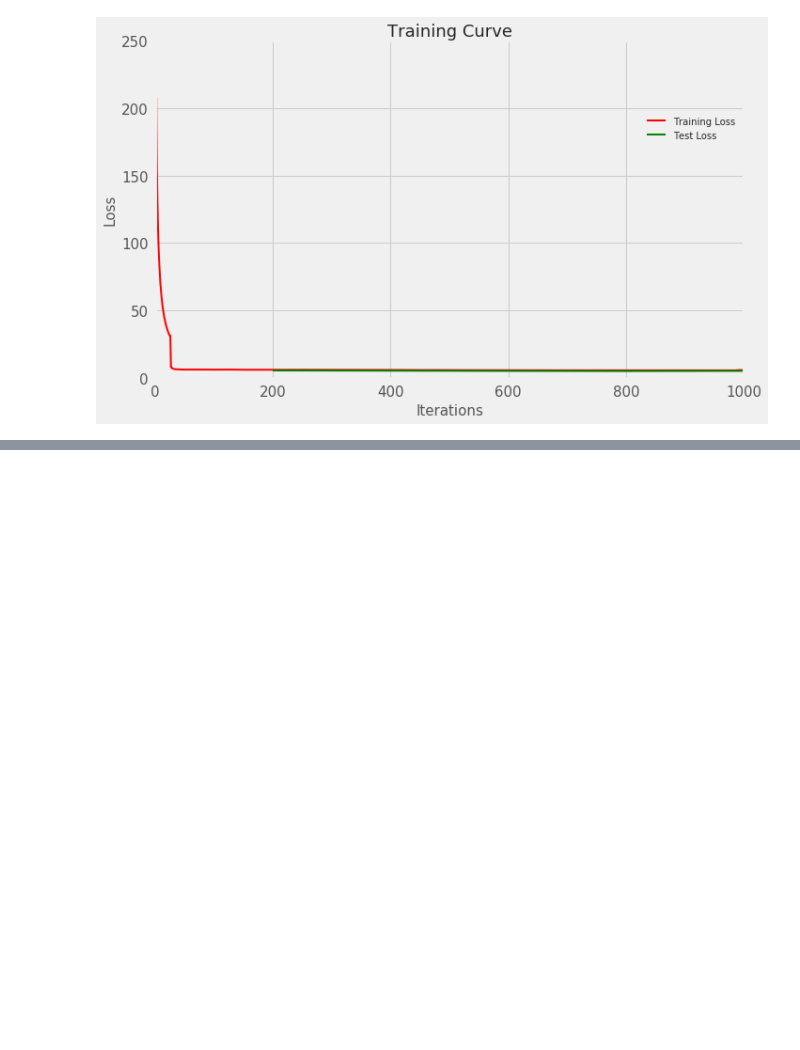
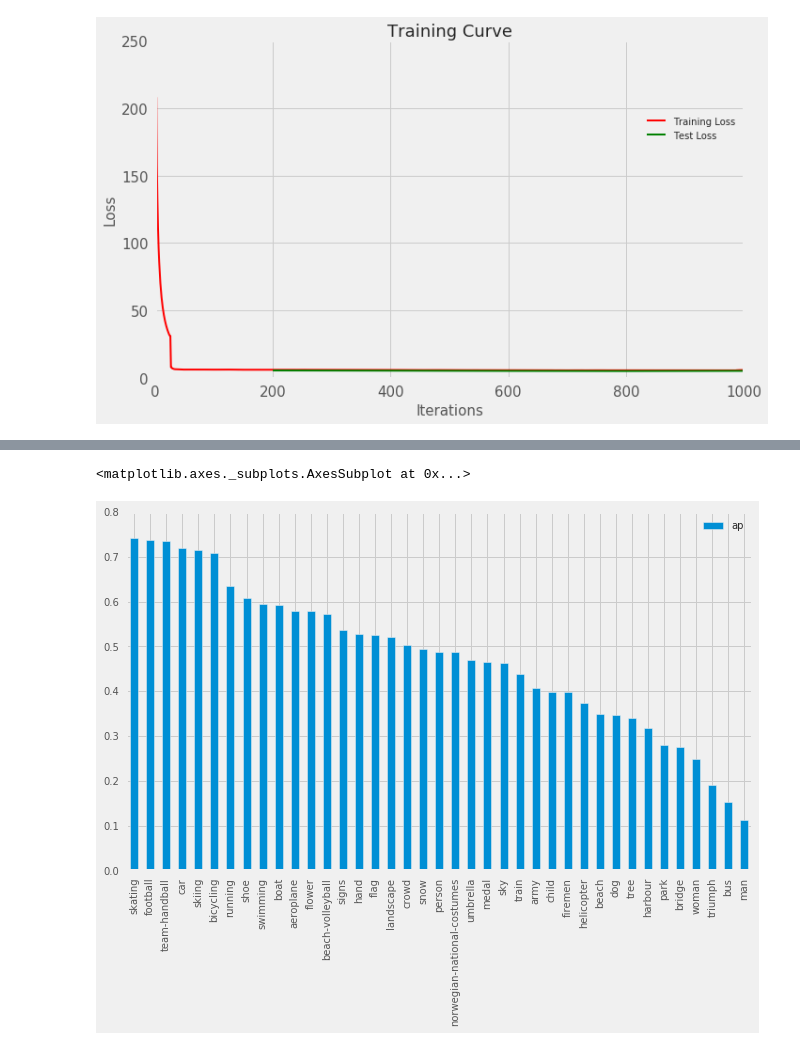
Before and after one commit to uvNikita/master-thesis-src, a Jupyter notebook: notebooks/testing/testing.ipynb, the cells around one changed output, grey strips where cells are left out. Drawn from its saved outputs; the diff is of its cells as text; code cells hidden in the pictures; blank space fills up the shorter version.

Commit message:
Train first network using SGD solver and test it

```diff
--- a/notebooks/testing/testing.ipynb
+++ b/notebooks/testing/testing.ipynb
@@ -253,0 +252,11 @@ show_training_curve(log_path)
+# %%
+sgd_snapshot = 1000
+sgd_transformer = Transformer(shape=[227,227])
+sgd_net_name = "ft_sigmoid_noaug_allpics_sgd"
+sgd_net_dir = pjoin(NETS_DIR, sgd_net_name)
+sgd_data_dir = pjoin(sgd_net_dir, 'data')
+sgd_log_path = pjoin(sgd_net_dir, 'train.log')
+sgd_labels = np.load(pjoin(sgd_data_dir, 'labels.np'))
+with open(pjoin(sgd_data_dir, 'test_raw.pickle')) as test_file:
+    sgd_test_data = pickle.load(test_file)
+    assert set(sgd_test_data.keys()) == set(sgd_labels)
@@ -253,0 +280,10 @@ show_training_curve(log_path)
+# %%
+sgd_data = {
+    'size': [len(sgd_test_data[label]) for label in sgd_labels],
+    'ap': [sgd_ap[label] for label in sgd_labels],
+}
+sgd_ap_df = pandas.DataFrame(sgd_data, index=list(sgd_labels))
+sgd_ap_df.sort_values('ap', ascending=False).plot(kind='bar', y='ap')
+# %% [output]
+<matplotlib.axes._subplots.AxesSubplot at 0x...>
+[figure, added]
```
Also changed, not shown: parts of 10 cells of this notebook, 1 other file.
